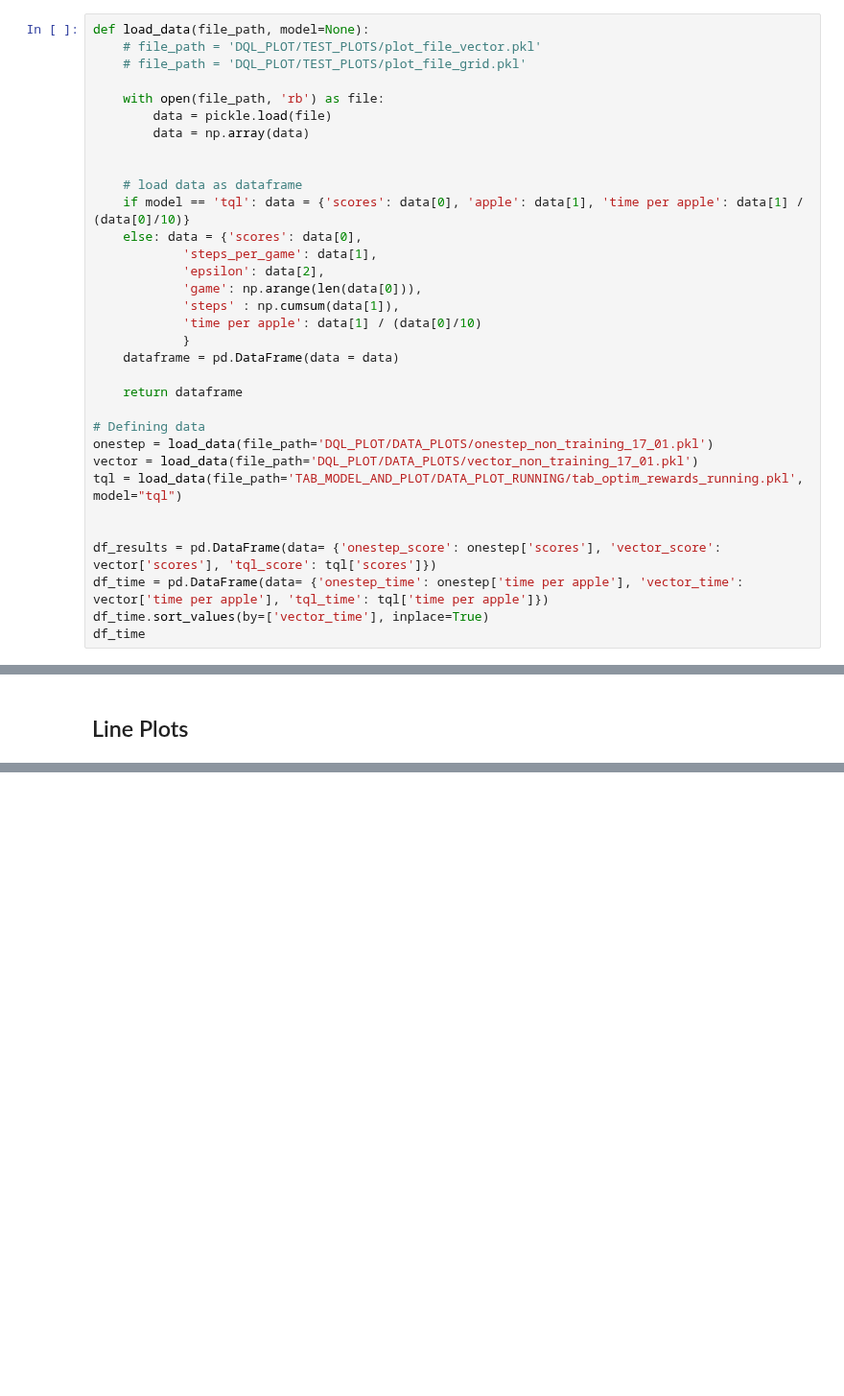
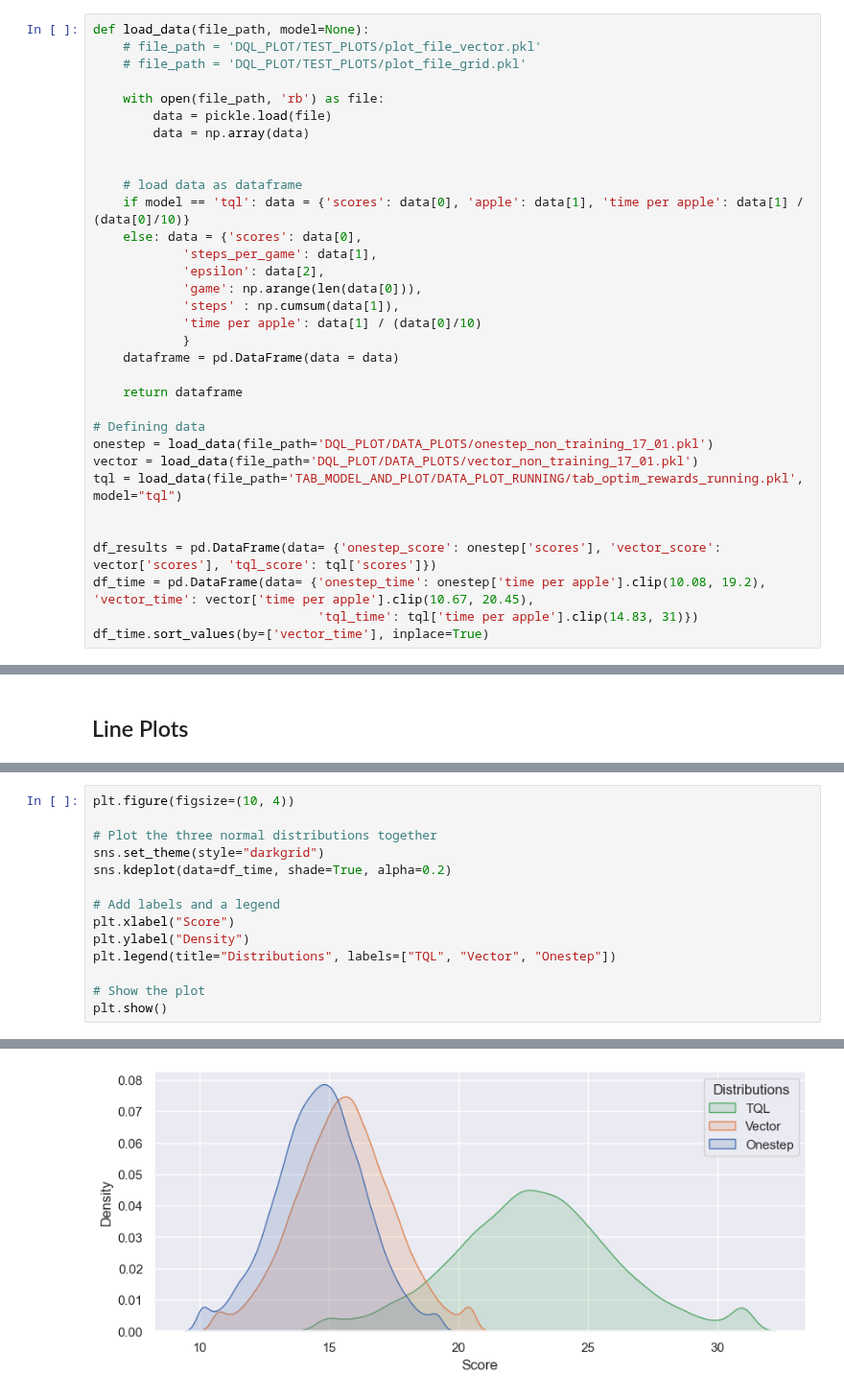
Before and after one commit to vietnhprivat/snake_ai, a Jupyter notebook: src/Classes/data_collection_test.ipynb, the cells around one changed output, grey strips where cells are left out. Shown at 96% size. Saved outputs shown, nothing was run; the diff lists cells and outputs as text; blank space fills up the shorter version.

Commit message:
Slettet udnøvendige celler i data_collection_test og tilføjet time between apples

```diff
--- a/src/Classes/data_collection_test.ipynb
+++ b/src/Classes/data_collection_test.ipynb
@@ -44,6 +44,6 @@ tql = load_data(file_path='TAB_MODEL_AND_PLOT/DATA_PLOT_RUNNING/tab_optim_reward
 
 
 df_results = pd.DataFrame(data= {'onestep_score': onestep['scores'], 'vector_score': vector['scores'], 'tql_score': tql['scores']})
-df_time = pd.DataFrame(data= {'onestep_time': onestep['time per apple'], 'vector_time': vector['time per apple'], 'tql_time': tql['time per apple']})
+df_time = pd.DataFrame(data= {'onestep_time': onestep['time per apple'].clip(10.08, 19.2), 'vector_time': vector['time per apple'].clip(10.67, 20.45),
+                              'tql_time': tql['time per apple'].clip(14.83, 31)})
 df_time.sort_values(by=['vector_time'], inplace=True)
-df_time
@@ -98,0 +85,15 @@ This will become an error in seaborn v0.14.0; please update your code.
+# %%
+plt.figure(figsize=(10, 4))
+
+# Plot the three normal distributions together
+sns.set_theme(style="darkgrid")
+sns.kdeplot(data=df_time, shade=True, alpha=0.2)
+
+# Add labels and a legend
+plt.xlabel("Score")
+plt.ylabel("Density")
+plt.legend(title="Distributions", labels=["TQL", "Vector", "Onestep"])
+
+# Show the plot
+plt.show()
+# %% [output]
@@ -98,0 +104 @@ This will become an error in seaborn v0.14.0; please update your code.
+[figure, added]
```
Also changed, not shown: parts of 3 cells of this notebook, 2 other files.
